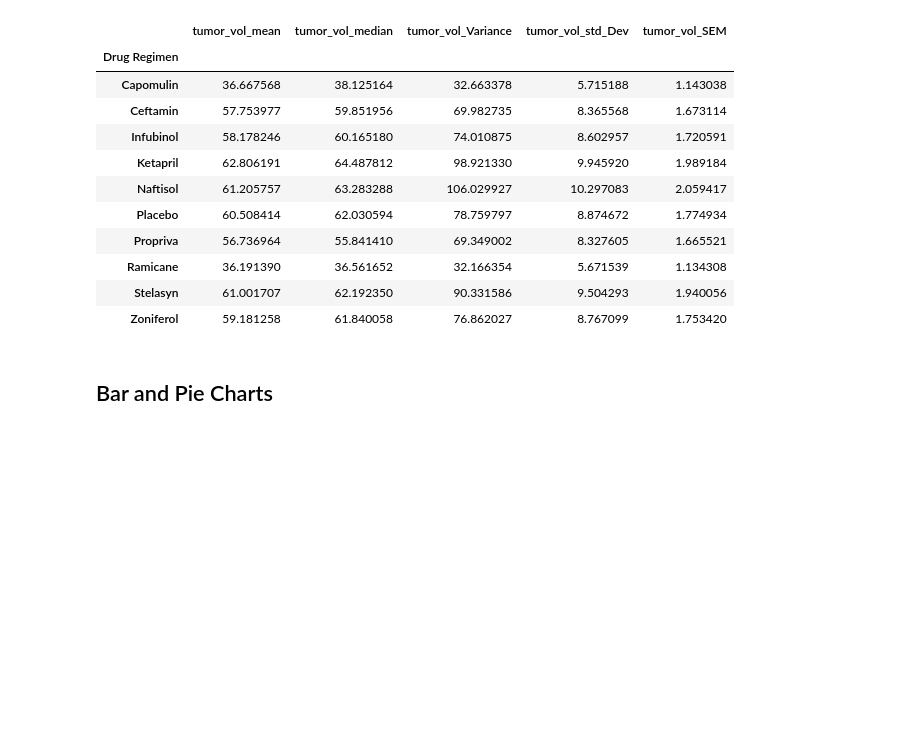
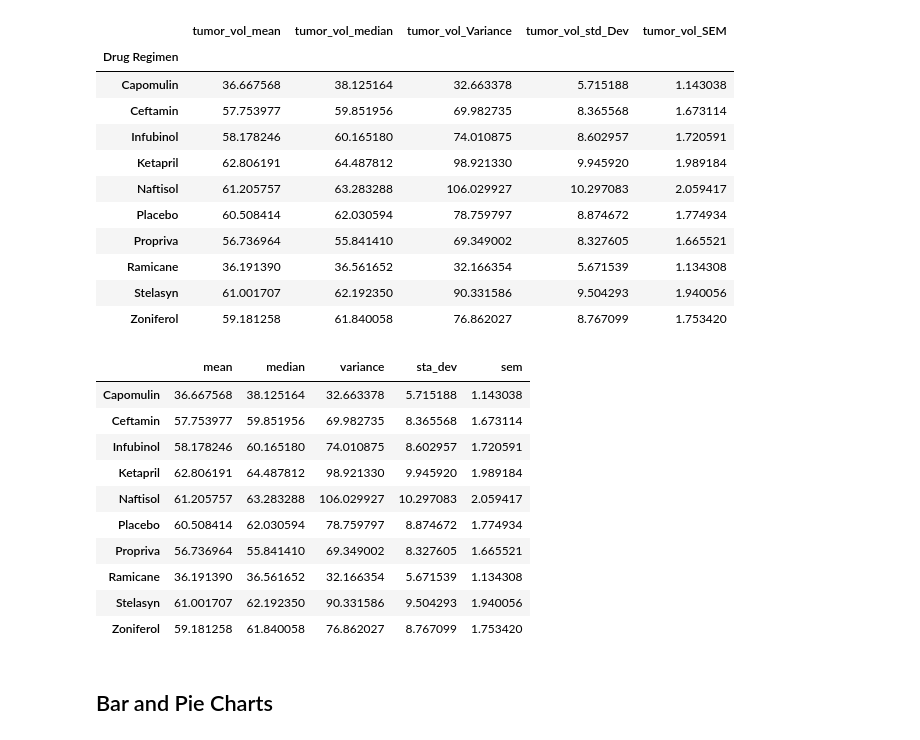
Before and after one commit to tonyzhao668/matplotlib_challenge, a Jupyter notebook: 02-Homework_05-Matplotlib_Instructions_Pymaceuticals_pymaceuticals_starter.ipynb, the cells around one changed output. Cells and saved outputs as stored; diff of their text form; code cells hidden in the pictures; blank space fills up the shorter version.

```diff
--- a/02-Homework_05-Matplotlib_Instructions_Pymaceuticals_pymaceuticals_starter.ipynb
+++ b/02-Homework_05-Matplotlib_Instructions_Pymaceuticals_pymaceuticals_starter.ipynb
@@ -162,8 +162,28 @@ tumor_vol_df
 | Zoniferol | 59.181258 | 61.840058 | 76.862027 | 8.767099 | 1.753420 |
 # %%
 # Generate a summary statistics table of mean, median, variance, standard deviation, and SEM of the tumor volume for each regimen
+# This method produces everything in a single groupby function
+grouped_df = clean_df.groupby("Drug Regimen")
+statistics_df =pd.DataFrame(index = regimenlist, columns = ["mean", "median","variance", "sta_dev","sem"])
+statistics_df["mean"] =grouped_df["Tumor Volume (mm3)"].mean()
+statistics_df["median"] = grouped_df["Tumor Volume (mm3)"].median()
+statistics_df["variance"] = grouped_df["Tumor Volume (mm3)"].var()
+statistics_df["sta_dev"] = grouped_df["Tumor Volume (mm3)"].std()
+statistics_df["sem"] = grouped_df["Tumor Volume (mm3)"].sem()
 
-# This method produces everything in a single groupby function
+statistics_df
+# %% [output]
+|  | mean | median | variance | sta_dev | sem |
+| Capomulin | 36.667568 | 38.125164 | 32.663378 | 5.715188 | 1.143038 |
+| Ceftamin | 57.753977 | 59.851956 | 69.982735 | 8.365568 | 1.673114 |
+| Infubinol | 58.178246 | 60.165180 | 74.010875 | 8.602957 | 1.720591 |
+| Ketapril | 62.806191 | 64.487812 | 98.921330 | 9.945920 | 1.989184 |
+| Naftisol | 61.205757 | 63.283288 | 106.029927 | 10.297083 | 2.059417 |
+| Placebo | 60.508414 | 62.030594 | 78.759797 | 8.874672 | 1.774934 |
+| Propriva | 56.736964 | 55.841410 | 69.349002 | 8.327605 | 1.665521 |
+| Ramicane | 36.191390 | 36.561652 | 32.166354 | 5.671539 | 1.134308 |
+| Stelasyn | 61.001707 | 62.192350 | 90.331586 | 9.504293 | 1.940056 |
+| Zoniferol | 59.181258 | 61.840058 | 76.862027 | 8.767099 | 1.753420 |
 # %% [markdown]
 ## Bar and Pie Charts
 # %%
```
Also changed, not shown: parts of 2 cells of this notebook.
